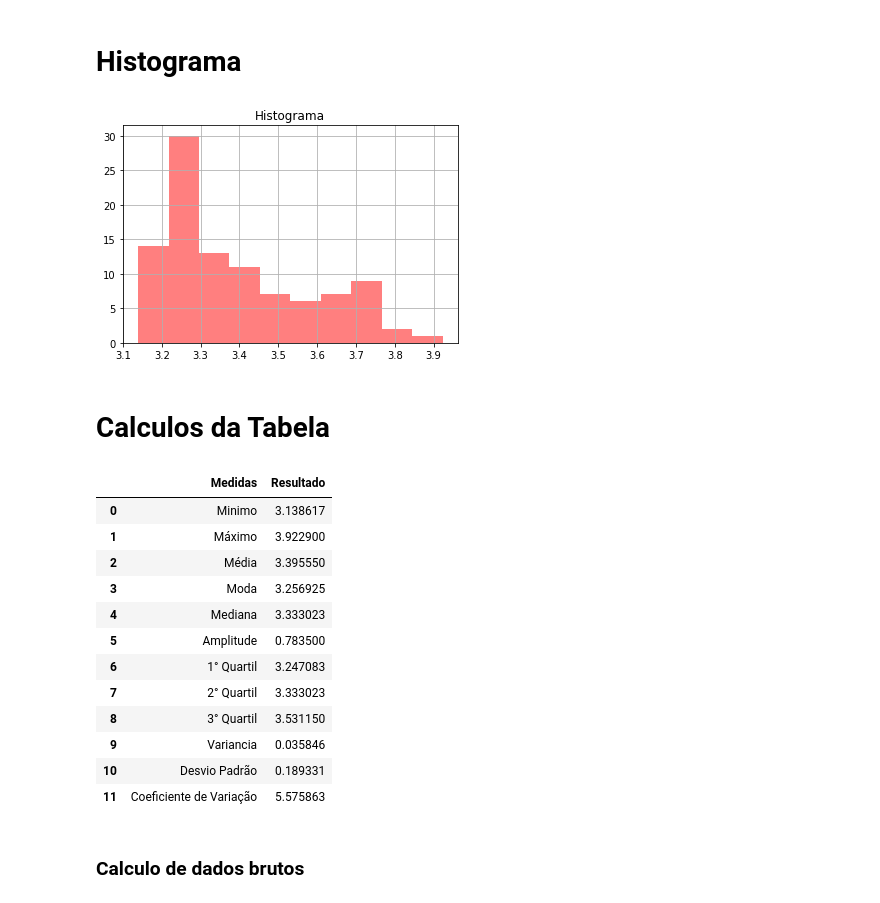
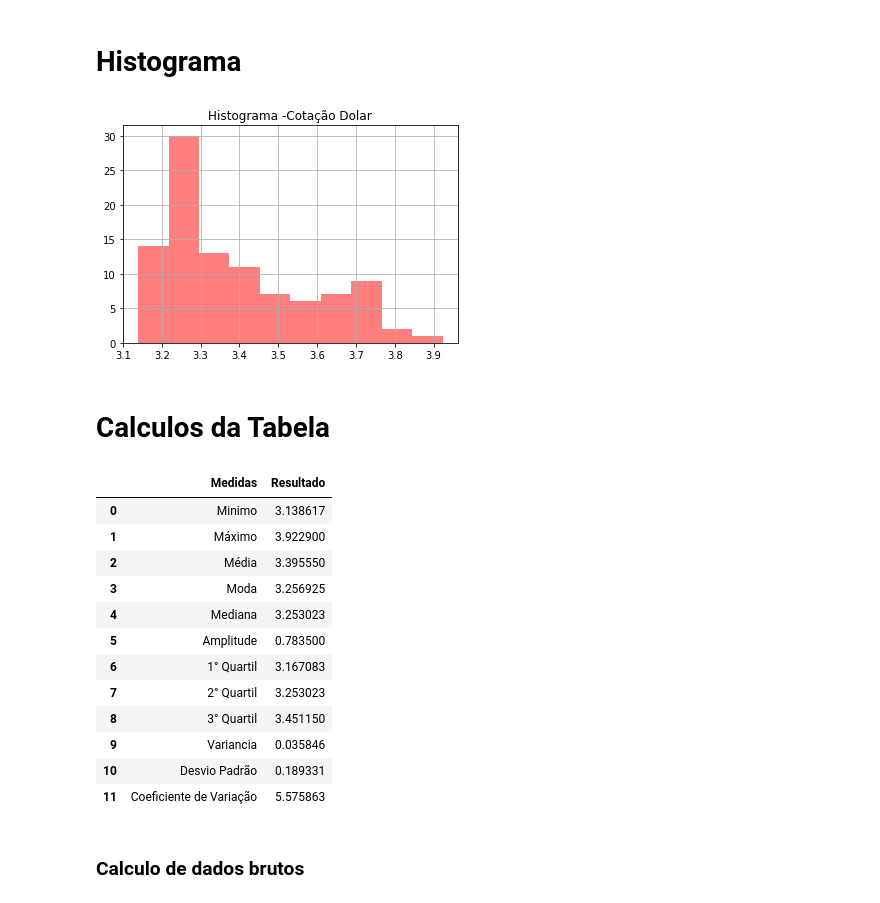
Before and after one commit to marcostark/estatistica-exploratoria, a Jupyter notebook: quantitativos_continuos.ipynb, the cells around one changed output. Cells and saved outputs as stored; diff of their text form; code cells hidden in the pictures.

```diff
--- a/quantitativos_continuos.ipynb
+++ b/quantitativos_continuos.ipynb
@@ -10,21 +10,15 @@ import pandas as pd
 import numpy as np
 import math
 
-NOME_TABELA = 'cotacao_dolar'
-
-#TABELA = 'dataset/quantitativos/pesos.csv'
-#TABELA = 'dataset/quantitativos/velocidade_internet.csv'
-TABELA = 'dataset/quantitativos/'+NOME_TABELA+'.csv'
-
-print(TABELA)
+# tabelas de teste: cotacao_dolar, pesos, velocidade_internet
+NOME_TABELA = 'teste'
 
 # velocidade, pesos, cotacao
-COLUNA = 'cotacao'
+COLUNA = 'teste'
+TABELA = 'dataset/quantitativos/'+NOME_TABELA+'.csv'
 
 dataset = pd.read_csv(TABELA)
 dataset = dataset[COLUNA]
-#data_ordenado = data.sort_values()
-#data_ordenado
 
 # Usando pandas para criar a series de numeros
 ordenados = sorted(dataset)
@@ -132,15 +117,17 @@ Intervalo:  0.08
 # Histograma
 # %%
 # MATPLOTLIB: Histograma (univariado)
-TITULO_HISTOGRAMA = 'Histograma'
+TITULO_HISTOGRAMA = 'Histograma -Cotação Dolar'
 COR_GRAFICO= 'Red'
+SALVAR_GRAFICO_COMO = 'histograma_cotacao'
 
 histograma_df = pd.Series(data) # Transformanda os dados em um serie
 histograma_df.hist(alpha=0.5, color= COR_GRAFICO)
 plt.title(TITULO_HISTOGRAMA)
+plt.savefig('graficos/'+SALVAR_GRAFICO_COMO+'.png')
 plt.show()
 # %% [output]
-[figure, old version]
+[figure, new version]
 # %% [markdown]
 # Calculos da Tabela
 # %%
@@ -192,7 +179,7 @@ def calc_mediana_tabela(valor):
     # posicao da mediana
     Pmq = valor
     # posicao anterior da mediana
-    Fant = F[position-1]
+    Fant = F[position]
 #     print("Posição: ", position)
 #     print("Frrequencia: ", fi)
 #     print("limite inferior: ", li)
@@ -248,11 +235,11 @@ tabela_descritiva
 | 1 | Máximo | 3.922900 |
 | 2 | Média | 3.395550 |
 | 3 | Moda | 3.256925 |
-| 4 | Mediana | 3.333023 |
+| 4 | Mediana | 3.253023 |
 | 5 | Amplitude | 0.783500 |
-| 6 | 1° Quartil | 3.247083 |
-| 7 | 2° Quartil | 3.333023 |
-| 8 | 3° Quartil | 3.531150 |
+| 6 | 1° Quartil | 3.167083 |
+| 7 | 2° Quartil | 3.253023 |
+| 8 | 3° Quartil | 3.451150 |
 | 9 | Variancia | 0.035846 |
 | 10 | Desvio Padrão | 0.189331 |
 | 11 | Coeficiente de Variação | 5.575863 |
```
Also changed, not shown: parts of 2 cells of this notebook, 5 other files.
